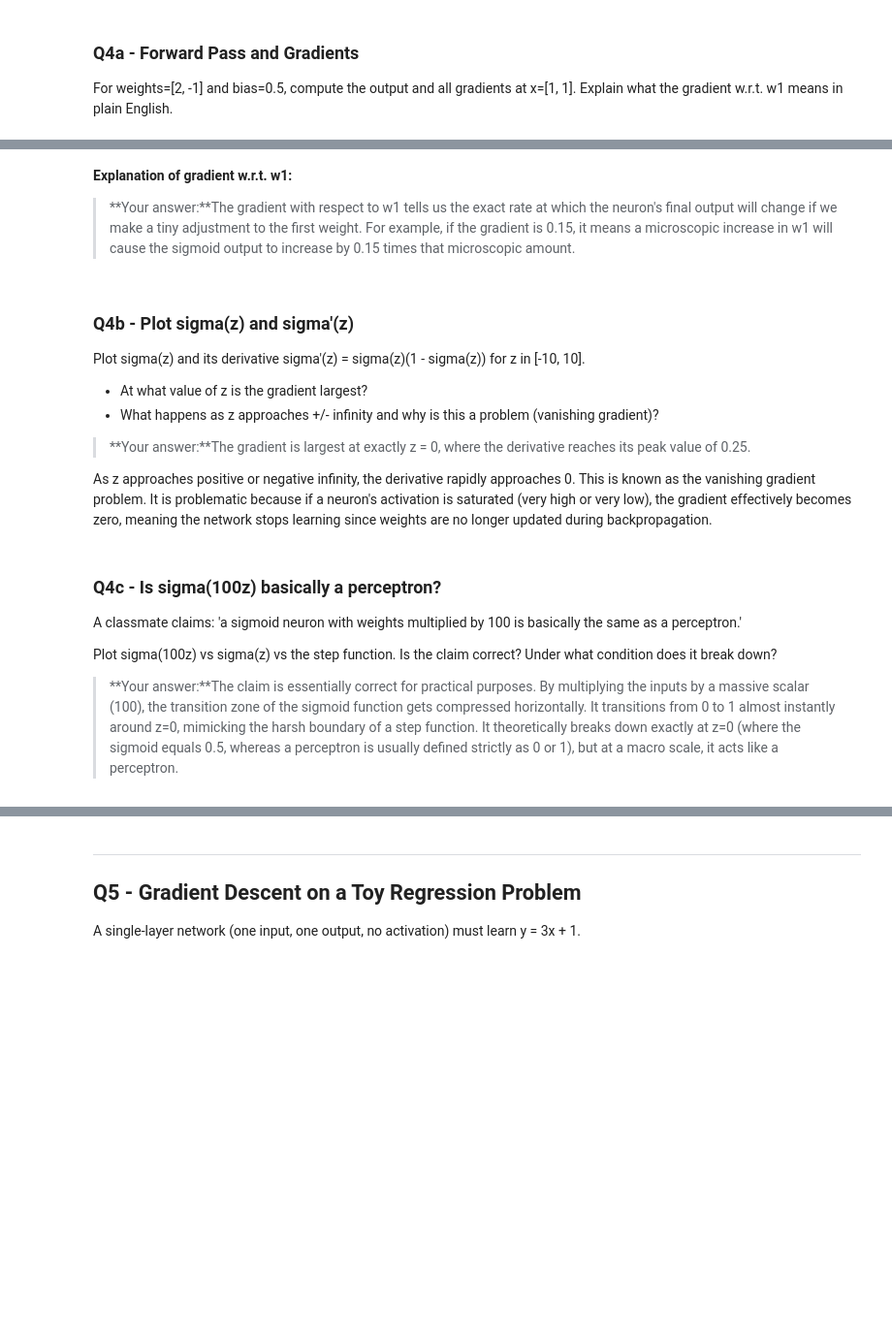
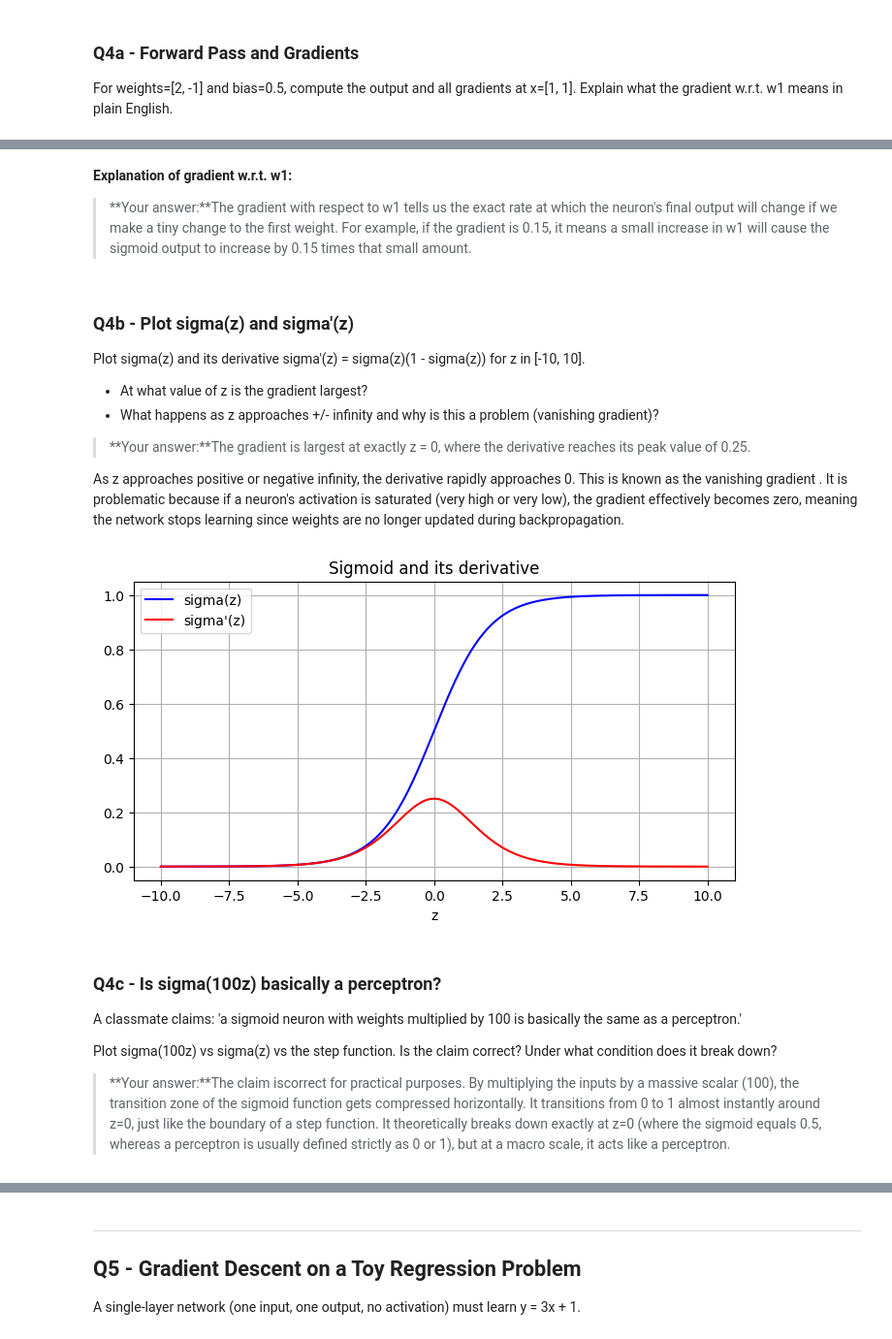
Before and after one commit to Stamatics-NumberstoNeurons/assignment2-Himanshu-445, a Jupyter notebook: Assignment_2_N2N.ipynb, the cells around one changed output, grey strips where cells are left out. Shown at 97% size. Drawn from its saved outputs; the diff is of its cells as text; code cells hidden in the pictures; blank space fills up the shorter version.

```diff
--- a/Assignment_2_N2N.ipynb
+++ b/Assignment_2_N2N.ipynb
@@ -243,7 +248,7 @@ print(f'd(output)/db:  {grad_b:.6f}')
 # %% [markdown]
 **Explanation of gradient w.r.t. w1:**
 
-> **Your answer:**The gradient with respect to w1 tells us the exact rate at which the neuron's final output will change if we make a tiny adjustment to the first weight. For example, if the gradient is 0.15, it means a microscopic increase in w1 will cause the sigmoid output to increase by 0.15 times that microscopic amount.
+> **Your answer:**The gradient with respect to w1 tells us the exact rate at which the neuron's final output will change if we make a tiny change to the first weight. For example, if the gradient is 0.15, it means a small increase in w1 will cause the sigmoid output to increase by 0.15 times that small amount.
 # %% [markdown]
 ### Q4b - Plot sigma(z) and sigma'(z)
 
@@ -254,21 +259,25 @@ Plot sigma(z) and its derivative sigma'(z) = sigma(z)(1 - sigma(z)) for z in [-1
 
 > **Your answer:**The gradient is largest at exactly z = 0, where the derivative reaches its peak value of 0.25.
 
-As z approaches positive or negative infinity, the derivative rapidly approaches 0. This is known as the vanishing gradient problem. It is problematic because if a neuron's activation is saturated (very high or very low), the gradient effectively becomes zero, meaning the network stops learning since weights are no longer updated during backpropagation.
+As z approaches positive or negative infinity, the derivative rapidly approaches 0. This is known as the vanishing gradient . It is problematic because if a neuron's activation is saturated (very high or very low), the gradient effectively becomes zero, meaning the network stops learning since weights are no longer updated during backpropagation.
 # %%
 z = np.linspace(-10, 10, 500)
 
 # TODO: compute sigma and sigma_prime
-sigma       = None
-sigma_prime = None
+sigma = 1.0 / (1.0 + np.exp(-z))
+sigma_prime = sigma * (1 - sigma)
 
 plt.figure(figsize=(8, 4))
 # TODO: plot both curves
+plt.plot(z, sigma, label='sigma(z)', color='blue')
+plt.plot(z, sigma_prime, label="sigma'(z)", color='red')
 plt.xlabel('z')
 plt.legend()
 plt.title('Sigmoid and its derivative')
 plt.grid(True)
 plt.show()
+# %% [output]
+[figure, added]
 # %% [markdown]
 ### Q4c - Is sigma(100z) basically a perceptron?
 
@@ -276,7 +285,7 @@ A classmate claims: 'a sigmoid neuron with weights multiplied by 100 is basicall
 
 Plot sigma(100z) vs sigma(z) vs the step function. Is the claim correct? Under what condition does it break down?
 
-> **Your answer:**The claim is essentially correct for practical purposes. By multiplying the inputs by a massive scalar (100), the transition zone of the sigmoid function gets compressed horizontally. It transitions from 0 to 1 almost instantly around z=0, mimicking the harsh boundary of a step function. It theoretically breaks down exactly at z=0 (where the sigmoid equals 0.5, whereas a perceptron is usually defined strictly as 0 or 1), but at a macro scale, it acts like a perceptron.
+> **Your answer:**The claim iscorrect for practical purposes. By multiplying the inputs by a massive scalar (100), the transition zone of the sigmoid function gets compressed horizontally. It transitions from 0 to 1 almost instantly around z=0, just like the boundary of a step function. It theoretically breaks down exactly at z=0 (where the sigmoid equals 0.5, whereas a perceptron is usually defined strictly as 0 or 1), but at a macro scale, it acts like a perceptron.
 # %%
 z = np.linspace(-2, 2, 1000)
 
```
Also changed, not shown: parts of 9 cells of this notebook.
